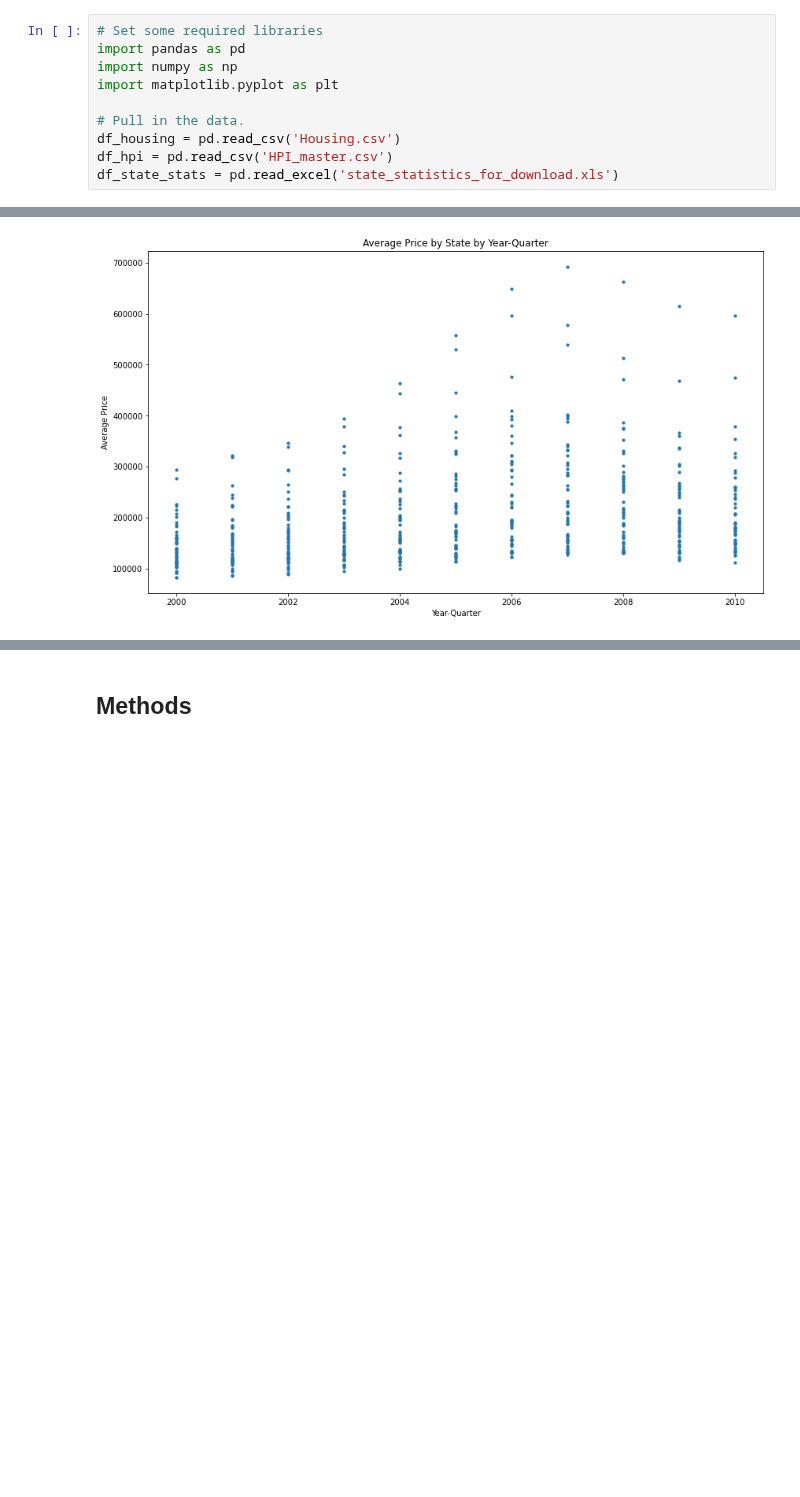
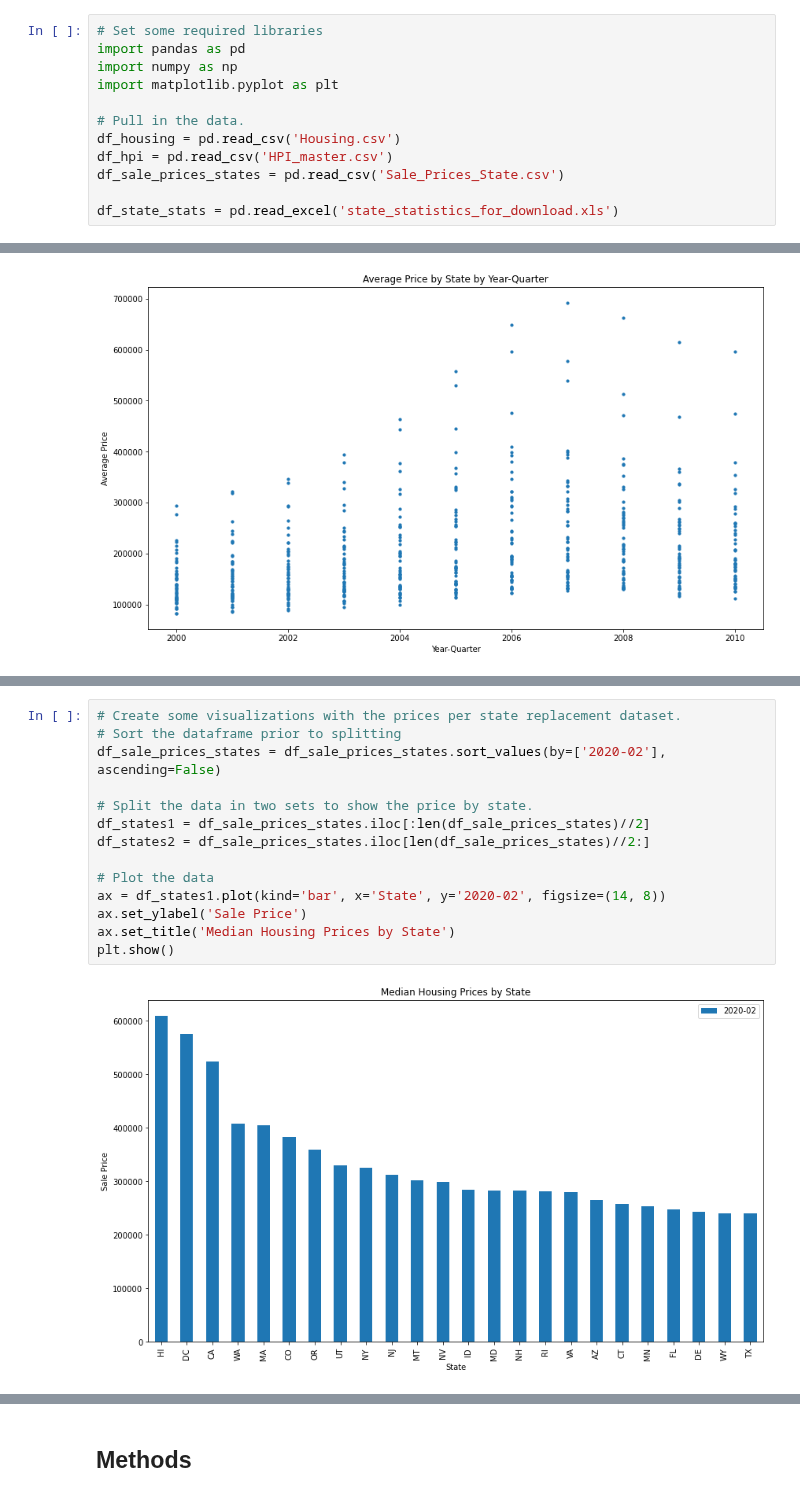
Before and after one commit to joshgreenert/Python-Projects, a Jupyter notebook: Applied Data Science/Project_1_Housing_Market_Predictions/PR 1 Milestone 2 GreenertJ.ipynb, the cells around one changed output, grey strips where cells are left out. Saved outputs shown, nothing was run; the diff lists cells and outputs as text; blank space fills up the shorter version.

```diff
--- a/Applied Data Science/Project_1_Housing_Market_Predictions/PR 1 Milestone 2 GreenertJ.ipynb
+++ b/Applied Data Science/Project_1_Housing_Market_Predictions/PR 1 Milestone 2 GreenertJ.ipynb
@@ -26,6 +26,8 @@ import matplotlib.pyplot as plt
 # Pull in the data.
 df_housing = pd.read_csv('Housing.csv')
 df_hpi = pd.read_csv('HPI_master.csv')
+df_sale_prices_states = pd.read_csv('Sale_Prices_State.csv')
+
 df_state_stats = pd.read_excel('state_statistics_for_download.xls')
 # %% [markdown]
 ### State Stats Dataset
@@ -180,0 +304,16 @@ From the data presented above, we can see a drastic spike for quite a few states
+# %%
+# Create some visualizations with the prices per state replacement dataset.
+# Sort the dataframe prior to splitting
+df_sale_prices_states = df_sale_prices_states.sort_values(by=['2020-02'], ascending=False)
+
+# Split the data in two sets to show the price by state.
+df_states1 = df_sale_prices_states.iloc[:len(df_sale_prices_states)//2]
+df_states2 = df_sale_prices_states.iloc[len(df_sale_prices_states)//2:]
+
+# Plot the data
+ax = df_states1.plot(kind='bar', x='State', y='2020-02', figsize=(14, 8))
+ax.set_ylabel('Sale Price')
+ax.set_title('Median Housing Prices by State')
+plt.show()
+# %% [output]
+[figure, added]
```
Also changed, not shown: parts of 21 cells of this notebook, 1 other file.
